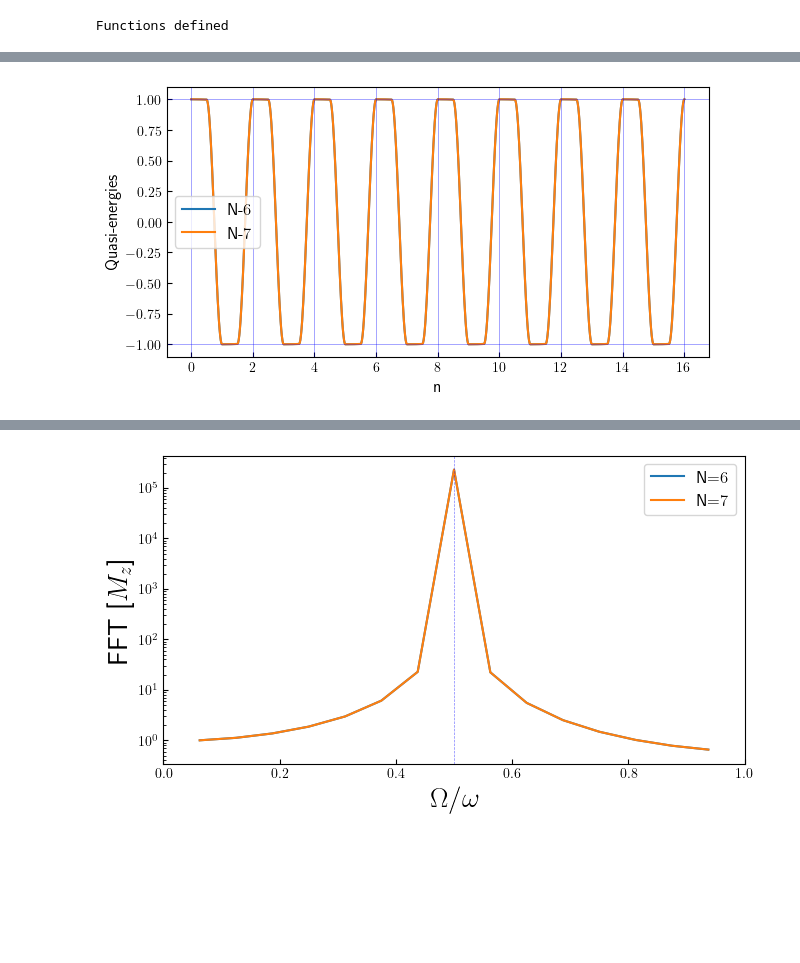
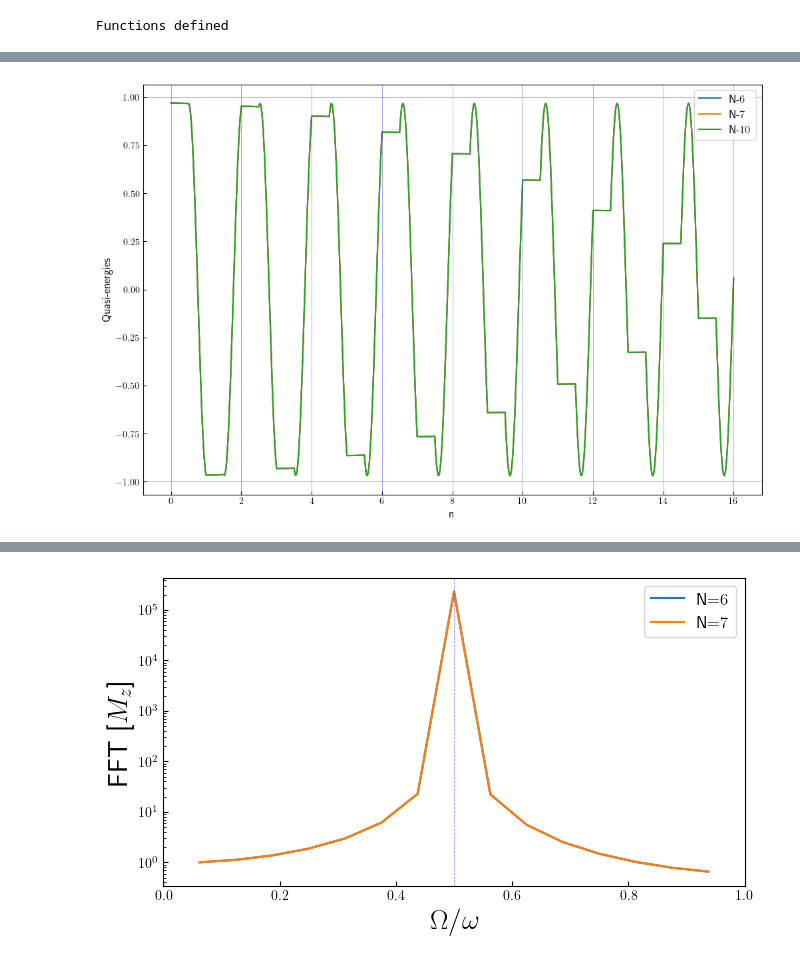
Before and after one commit to rahmahi/Impure_Flat-band, a Jupyter notebook: impure_fb_DTC.ipynb, the cells around one changed output, grey strips where cells are left out. Saved outputs shown, nothing was run; the diff lists cells and outputs as text; code cells hidden in the pictures; blank space fills up the shorter version.

```diff
--- a/impure_fb_DTC.ipynb
+++ b/impure_fb_DTC.ipynb
@@ -357,3 +368,36 @@ def magnetization_position(args):
 print("Functions defined")
 # %% [output]
 Functions defined
+# %%
+import numpy as np
+from scipy import signal
+import matplotlib.pyplot as plt
+from scipy.special import jn_zeros
+
+
+plt.rcParams.update({"figure.figsize": (6, 2.5), "text.usetex": True, "font.size": 20})
+
+w = 4
+T = 2 * np.pi/w
+h = jn_zeros(0,1)[0] * w/4
+times = np.linspace(0, 2*T, 600)
+duty = 0.5
+
+J = 1
+g = 1
+
+params = {'omega': w, 'duty': duty, 'lambda_s': w/2, 'lambda_0': h, 'omega_0': 0, 'omega_1': 0.5, 'h':h, 'J': J , 'g': g}
+
+plt.plot(times/T, np.array([drive1(t, params) for t in times]), color = 'blue', label = r'drive1')
+plt.plot(times/T, np.array([drive2(t, params) for t in times]), color = 'orange', label = r'drive2', ls= '--')
+plt.plot(times/T, np.array([kick(t, params) for t in times]), color = 'green', label = r'drive3', ls= ':')
+
+plt.tick_params(axis='both', which='both', labelsize=10)
+plt.xlabel('t/T')
+plt.tick_params(which='both', direction='in')
+plt.legend(frameon = True,  fontsize =15, ncol =3, loc = 'center', bbox_to_anchor = (0.5, 1.15))
+
+#plt.ylim(-1.1, 1.6)
+#plt.savefig("ising_freezing_dtc_drive.pdf", bbox_inches = 'tight')
+
+plt.show()
@@ -366,9 +412,9 @@ from scipy import signal
 import h5py
 from multiprocessing import Pool
 
-plt.rcParams.update({"figure.figsize": (7, 3.5), "text.usetex": True, "font.size": 12})
+plt.rcParams.update({"figure.figsize": (12, 8), "text.usetex": True, "font.size": 12})
 
-Ns = [6, 7]
+Ns = [6, 7, 10]
 omega = 20
 w = omega
 h = jn_zeros(0,1)[0] * w/4
@@ -377,7 +423,7 @@ duty = 0.5
 lambda_s = w/(4*duty)
 J = 0.18
 g = J
-er = 0.0
+er = 0.03
 
 T = 2 * np.pi/omega
 time_period = 16
@@ -388,34 +434,34 @@ p = Pool(processes = nprocs)
 opts = Options(nsteps=1e4, num_cpus=1, openmp_threads=1)
 
 params = [{'omega':omega,'er':er, 'lambda_s':w/(4*duty),'h':h,\
             'times':times, 'N':N, 'duty':duty,'J':J, 'g':g} for N in Ns]
 
 data_tfim_p_fb = np.array(p.map(magnetization_position, params))
 
 # DATA PLOTTING
 
 for i, N in enumerate(Ns):
     plt.plot(times/T, data_tfim_p_fb[i][0], label =fr"N-${N}$")
 
 plt.xlabel('n')
 plt.ylabel(r'Quasi-energies')
 plt.tick_params(axis='both', which='both', labelsize=10)
 plt.tick_params(which='both', direction='in')
 plt.legend(frameon = True,  fontsize =12)
 #plt.xlim(1490, 1500)
 #plt.ylim(0.0, 1.1)
 
 plt.axhline(y = 1,  color = 'blue', alpha = 0.5, lw = 0.5)
 plt.axhline(y = -1, color = 'blue', alpha = 0.5, lw = 0.5)
 
 for i in np.arange(0, int(times[-1]/T)+1, 2):
     plt.axvline(x = i, color = 'blue', alpha = 0.5, lw = 0.5)
 
 #plt.savefig("ising_freezing_dtc_magnetization.pdf", bbox_inches = 'tight')
 
 plt.show()
 # %% [output]
-[figure, old version]
+[figure, new version]
 # %%
 plt.rcParams.update({"figure.figsize": (7.5, 4), "text.usetex": True, "font.size": 20})
 
```
Also changed, not shown: parts of 3 cells of this notebook.
